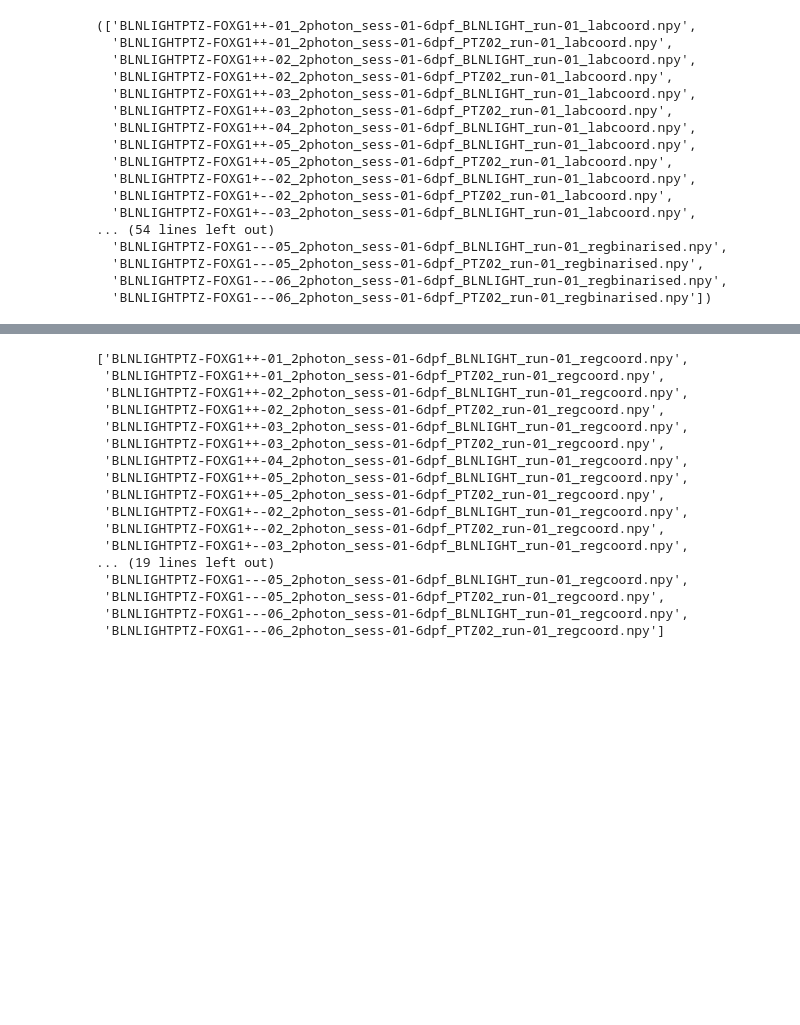
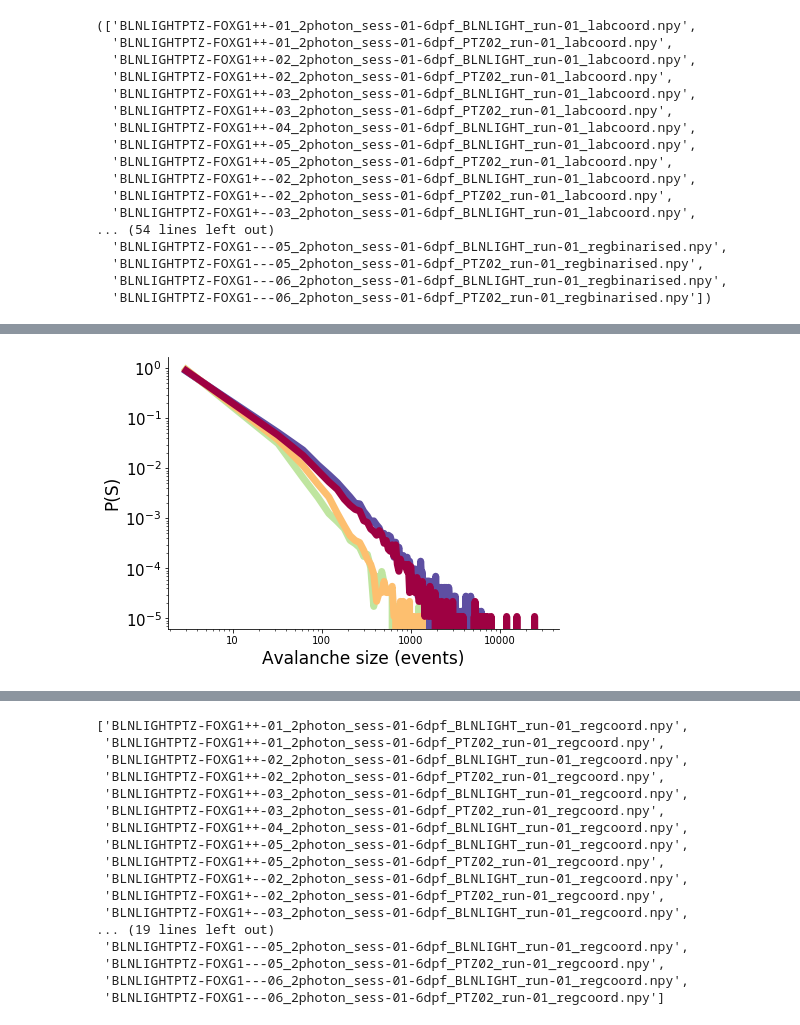
Before and after one commit to dmnburrows/mutant_analysis, a Jupyter notebook: foxg1_criticality.ipynb, the cells around one changed output, grey strips where cells are left out. Saved outputs shown, nothing was run; the diff lists cells and outputs as text; code cells hidden in the pictures; blank space fills up the shorter version.

```diff
--- a/foxg1_criticality.ipynb
+++ b/foxg1_criticality.ipynb
@@ -542,0 +155,7 @@ BLNLIGHTPTZ-FOXG1---06_2photon_sess-01-6dpf_PTZ02_run-01_
+# %%
+# BLN Avalanche distributions
+
+# Visualise
+#---------------------------------------------------------------------------
+av_list = sorted(glob.glob('**_av-*npy*'))
+av_list
@@ -542,0 +362,12 @@ BLNLIGHTPTZ-FOXG1---06_2photon_sess-01-6dpf_PTZ02_run-01_
+# %%
+#LLR
+
+for i in range(len(av_list)):
+    curr_av = np.load(av_list[i])
+    LLR = crfn.LLR(curr_av, 2000)
+    name = av_list[i][:av_list[i].find('run')+7]
+
+    np.save(savepath + name + 'LLR-Tel.npy', LLR)
+
+    print(name)
+    print(str(i) + 'of ' + str(len(av_list)))
@@ -542,0 +474,45 @@ BLNLIGHTPTZ-FOXG1---06_2photon_sess-01-6dpf_PTZ02_run-01_
+# %%
+import seaborn as sns
+from matplotlib import cm
+
+fig, axarr = plt.subplots(figsize = (7,5))
+sns.reset_orig()
+
+binchoose = 1000
+choose = wt_list
+#labels = ['10$^1$','10$^1$','10$^1$','10$^2$','10$^3$']
+colors  = cm.Spectral_r(np.linspace(0,1,len(choose)))
+
+
+#colors = ['indigo', '#ff7f0e', '#2ca02c', '#d62728', '#9467bd', '#8c564b', '#e377c2', '#7f7f7f', 'orangered', '#17becf', '#1f77b4']
+axarr.set_prop_cycle('color', colors)
+colors  = cm.Spectral_r(np.linspace(0,1,len(choose)))
+binvec = []
+for i in range(len(choose)):
+    binvec = np.append(binvec, np.load(choose[i])[0])
+mini = np.min(binvec)
+maxi = np.max(binvec)
+
+for i in range(len(choose)):
+    avdistcut = np.load(choose[i])[0]
+    binned=np.linspace(mini,maxi, binchoose)
+    hist = np.histogram(avdistcut, bins = binned)
+    xaxis = hist[1][:-1]
+    yaxis = hist[0]/np.sum(hist[0])
+    axarr.plot(xaxis[:len(xaxis)-1], yaxis[:len(xaxis)-1], '-', linewidth = 7, markersize = 1, alpha = 1, c = colors[i])
+axarr.set_xscale('log')
+axarr.set_yscale('log')
+axarr.get_xaxis().set_major_formatter(matplotlib.ticker.ScalarFormatter())
+#plt.ylim(bottom = 0.00001)
+#plt.xlim(right = 1000)
+axarr.set_ylabel('P(S)', size = '17')
+axarr.set_xlabel('Avalanche size (events)', size = '17')
+axarr.spines['top'].set_visible(False)
+axarr.spines['right'].set_visible(False)
+#axarr.set_xticklabels(labels, size = 15)
+plt.yticks(size = 15)
+
+#plt.savefig(Ffig + 'av_size.svg', transparent = True)
+plt.show()
+# %% [output]
+[figure, added]
```
Also changed, not shown: parts of 83 cells of this notebook.
